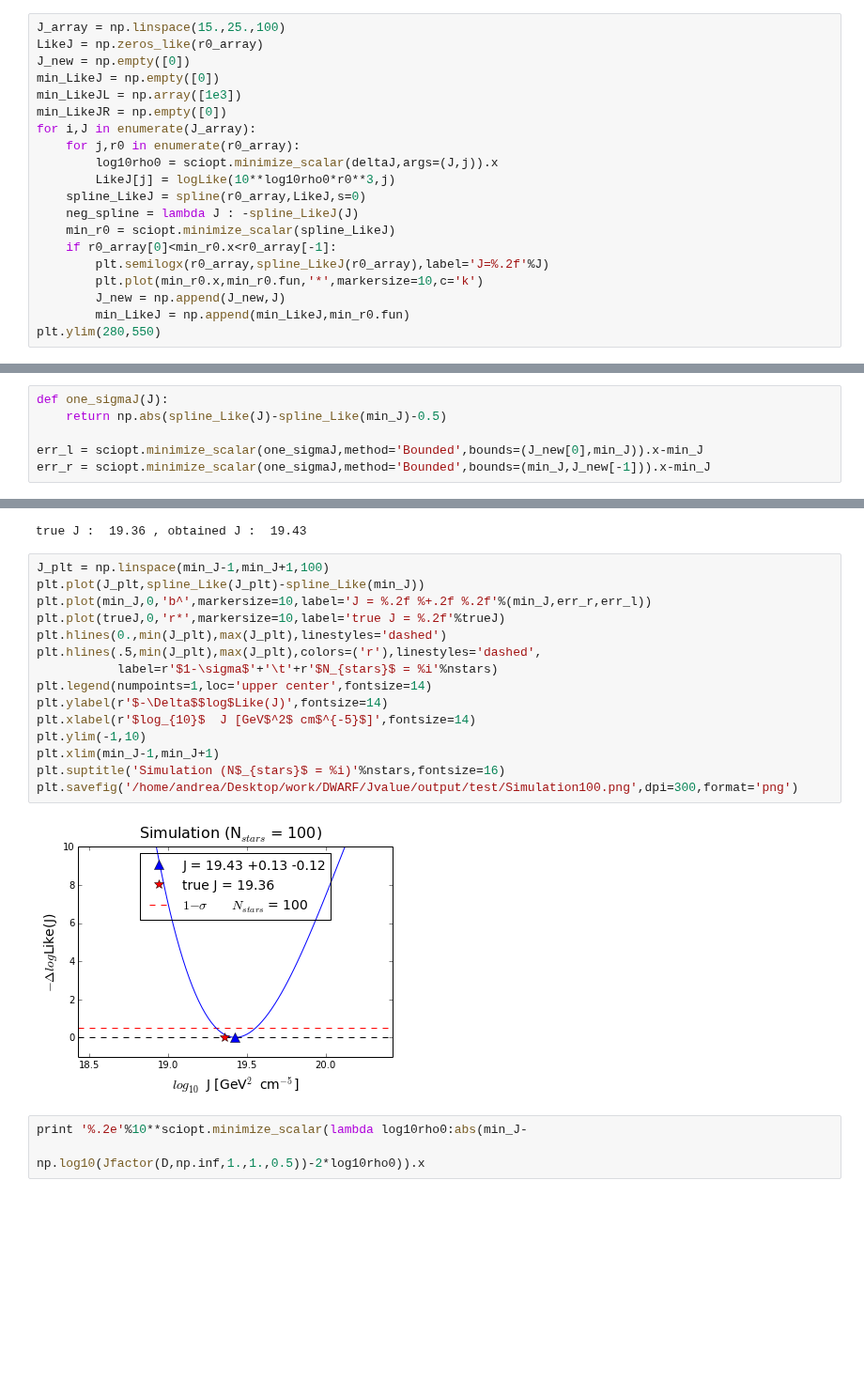
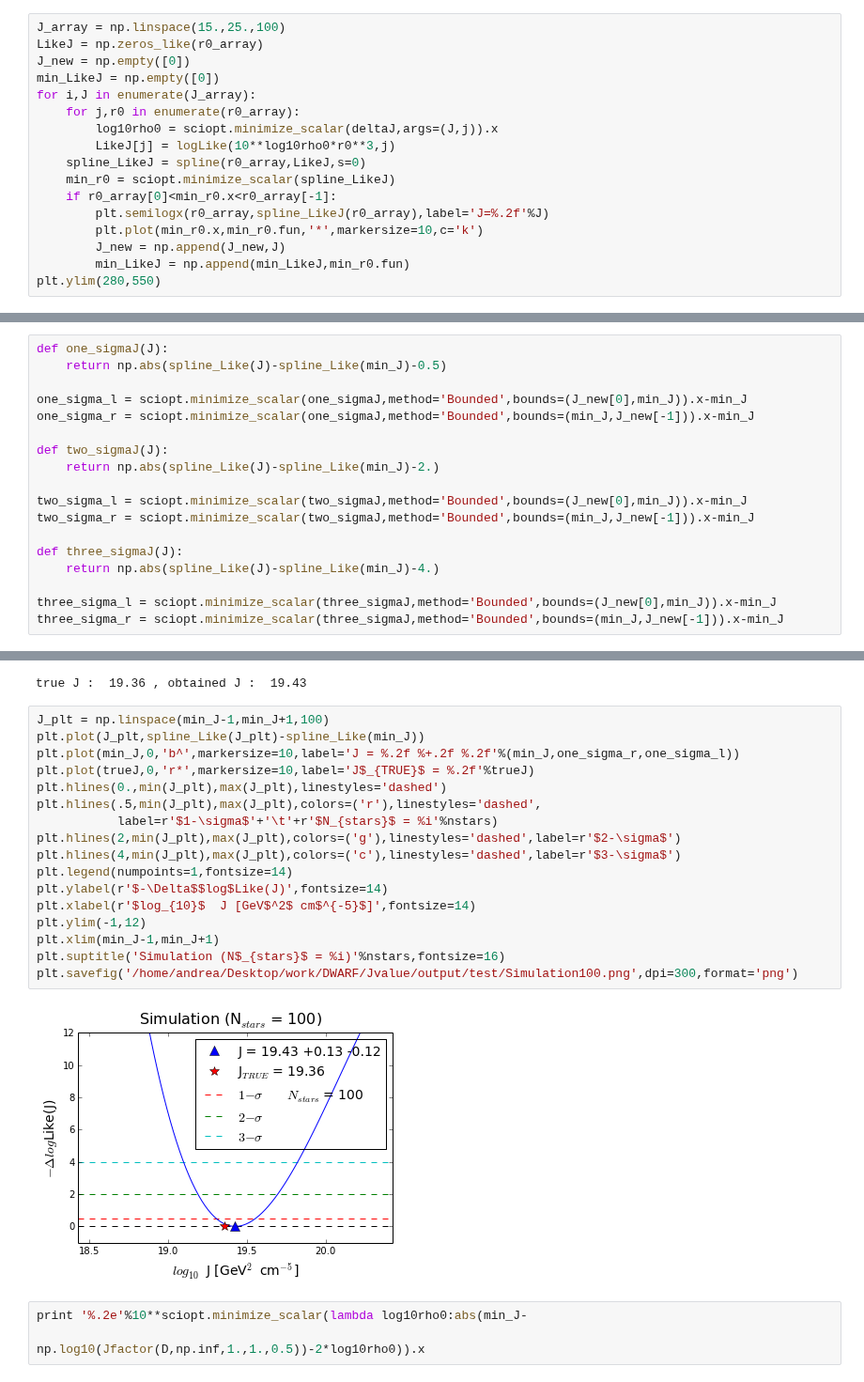
Before and after one commit to achiappo/FRESKA, a Jupyter notebook: simulation.ipynb, the cells around one changed output, grey strips where cells are left out. Shown at 94% size. Cells and saved outputs as stored; diff of their text form; blank space fills up the shorter version.

```diff
--- a/simulation.ipynb
+++ b/simulation.ipynb
@@ -94,14 +95,11 @@ J_array = np.linspace(15.,25.,100)
 LikeJ = np.zeros_like(r0_array)
 J_new = np.empty([0])
 min_LikeJ = np.empty([0])
-min_LikeJL = np.array([1e3])
-min_LikeJR = np.empty([0])
 for i,J in enumerate(J_array):
     for j,r0 in enumerate(r0_array):
         log10rho0 = sciopt.minimize_scalar(deltaJ,args=(J,j)).x
         LikeJ[j] = logLike(10**log10rho0*r0**3,j)
     spline_LikeJ = spline(r0_array,LikeJ,s=0)
-    neg_spline = lambda J : -spline_LikeJ(J)
     min_r0 = sciopt.minimize_scalar(spline_LikeJ)
     if r0_array[0]<min_r0.x<r0_array[-1]:
         plt.semilogx(r0_array,spline_LikeJ(r0_array),label='J=%.2f'%J)
@@ -124,5 +123,17 @@ plt.plot(J_new,spline_Like(J_new))
 def one_sigmaJ(J):
     return np.abs(spline_Like(J)-spline_Like(min_J)-0.5)
 
-err_l = sciopt.minimize_scalar(one_sigmaJ,method='Bounded',bounds=(J_new[0],min_J)).x-min_J
-err_r = sciopt.minimize_scalar(one_sigmaJ,method='Bounded',bounds=(min_J,J_new[-1])).x-min_J
+one_sigma_l = sciopt.minimize_scalar(one_sigmaJ,method='Bounded',bounds=(J_new[0],min_J)).x-min_J
+one_sigma_r = sciopt.minimize_scalar(one_sigmaJ,method='Bounded',bounds=(min_J,J_new[-1])).x-min_J
+
+def two_sigmaJ(J):
+    return np.abs(spline_Like(J)-spline_Like(min_J)-2.)
+
+two_sigma_l = sciopt.minimize_scalar(two_sigmaJ,method='Bounded',bounds=(J_new[0],min_J)).x-min_J
+two_sigma_r = sciopt.minimize_scalar(two_sigmaJ,method='Bounded',bounds=(min_J,J_new[-1])).x-min_J
+
+def three_sigmaJ(J):
+    return np.abs(spline_Like(J)-spline_Like(min_J)-4.)
+
+three_sigma_l = sciopt.minimize_scalar(three_sigmaJ,method='Bounded',bounds=(J_new[0],min_J)).x-min_J
+three_sigma_r = sciopt.minimize_scalar(three_sigmaJ,method='Bounded',bounds=(min_J,J_new[-1])).x-min_J
@@ -138,20 +150,22 @@ true J :  19.36 , obtained J :  19.43
 # %%
 J_plt = np.linspace(min_J-1,min_J+1,100)
 plt.plot(J_plt,spline_Like(J_plt)-spline_Like(min_J))
-plt.plot(min_J,0,'b^',markersize=10,label='J = %.2f %+.2f %.2f'%(min_J,err_r,err_l))
-plt.plot(trueJ,0,'r*',markersize=10,label='true J = %.2f'%trueJ)
+plt.plot(min_J,0,'b^',markersize=10,label='J = %.2f %+.2f %.2f'%(min_J,one_sigma_r,one_sigma_l))
+plt.plot(trueJ,0,'r*',markersize=10,label='J$_{TRUE}$ = %.2f'%trueJ)
 plt.hlines(0.,min(J_plt),max(J_plt),linestyles='dashed')
 plt.hlines(.5,min(J_plt),max(J_plt),colors=('r'),linestyles='dashed',
            label=r'$1-\sigma$'+'\t'+r'$N_{stars}$ = %i'%nstars)
-plt.legend(numpoints=1,loc='upper center',fontsize=14)
+plt.hlines(2,min(J_plt),max(J_plt),colors=('g'),linestyles='dashed',label=r'$2-\sigma$')
+plt.hlines(4,min(J_plt),max(J_plt),colors=('c'),linestyles='dashed',label=r'$3-\sigma$')
+plt.legend(numpoints=1,fontsize=14)
 plt.ylabel(r'$-\Delta$$log$Like(J)',fontsize=14)
 plt.xlabel(r'$log_{10}$  J [GeV$^2$ cm$^{-5}$]',fontsize=14)
-plt.ylim(-1,10)
+plt.ylim(-1,12)
 plt.xlim(min_J-1,min_J+1)
 plt.suptitle('Simulation (N$_{stars}$ = %i)'%nstars,fontsize=16)
 plt.savefig('/home/andrea/Desktop/work/DWARF/Jvalue/output/test/Simulation100.png',dpi=300,format='png')
 # %% [output]
-[figure, old version]
+[figure, new version]
 # %%
 print '%.2e'%10**sciopt.minimize_scalar(lambda log10rho0:abs(min_J-
                                                              np.log10(Jfactor(D,np.inf,1.,1.,0.5))-2*log10rho0)).x
```
Also changed, not shown: parts of 4 cells of this notebook.
